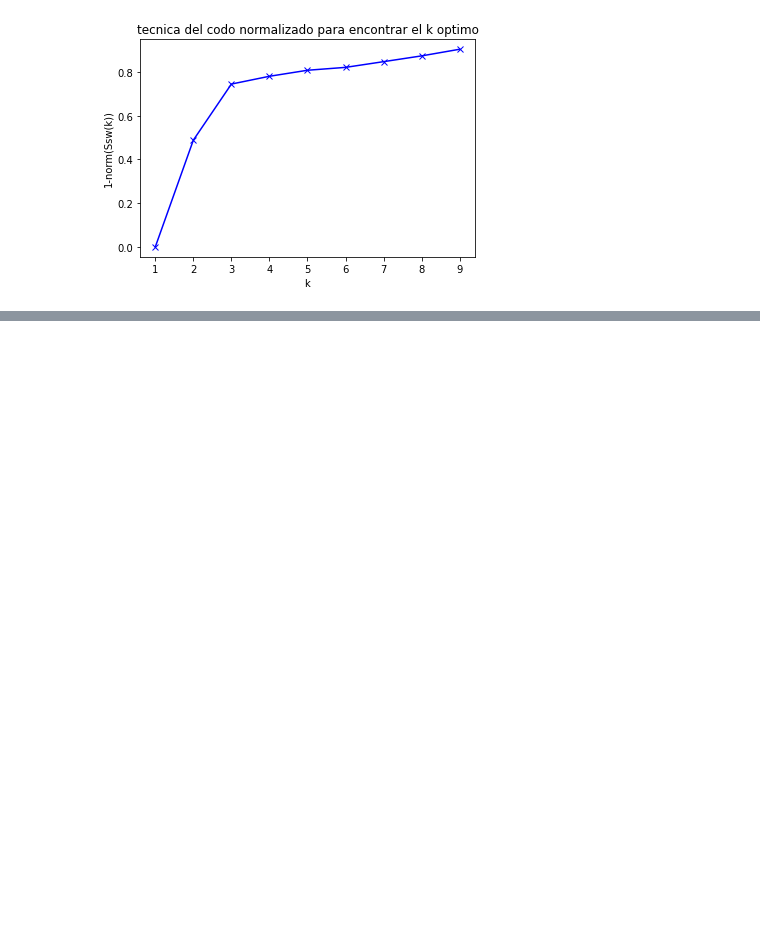
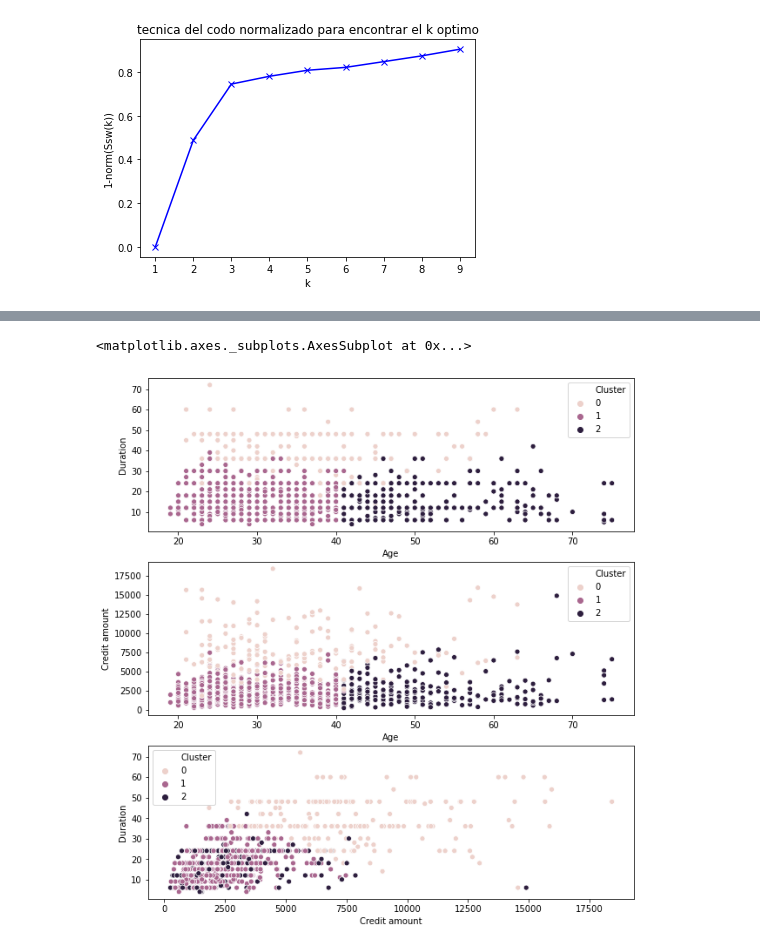
Before and after one commit to gonzalo71/TestGit, a Jupyter notebook: Udemy_exercices/Udemy_3.1_Clustering_K_meanns.ipynb, the cells around one changed output, grey strips where cells are left out. Saved outputs shown, nothing was run; the diff lists cells and outputs as text; code cells hidden in the pictures; blank space fills up the shorter version.

```diff
--- a/Udemy_exercices/Udemy_3.1_Clustering_K_meanns.ipynb
+++ b/Udemy_exercices/Udemy_3.1_Clustering_K_meanns.ipynb
@@ -404,0 +514,4 @@ Text(0.5, 1.0, 'tecnica del codo normalizado para encontrar el k optimo')
+# %%
+# Now, fitting the k means algorithm using the value of k=3 and plotting heatmap for the clusters.
+k_mean_sel = KMeans(init="k-means++",n_clusters=3,n_init=100,random_state=0).fit(cluster_data_norm)
+labels = pd.DataFrame(k_mean_sel.labels_)
@@ -404,0 +543,13 @@ Text(0.5, 1.0, 'tecnica del codo normalizado para encontrar el k optimo')
+# %%
+# Assign new columns to a DataFrame.
+clustered_data = cluster_data.assign(Cluster=labels)
+
+
+comb = combinations(cluster_data.columns.values.tolist(),2)
+fig,ax = plt.subplots(3,1,figsize=(10,11))
+sns.scatterplot(x="Age",y="Duration",data=clustered_data,hue="Cluster",ax=ax[0])
+sns.scatterplot(x="Age",y="Credit amount",data=clustered_data,hue="Cluster",ax=ax[1])
+sns.scatterplot(x="Credit amount",y="Duration",data=clustered_data,hue="Cluster",ax=ax[2])
+# %% [output]
+<matplotlib.axes._subplots.AxesSubplot at 0x...>
+[figure, added]
```
Also changed, not shown: parts of 19 cells of this notebook.
